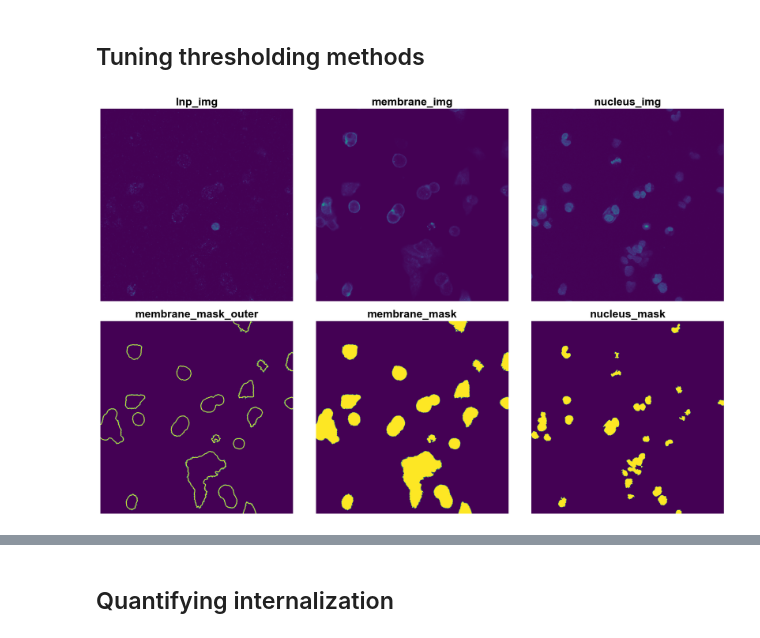
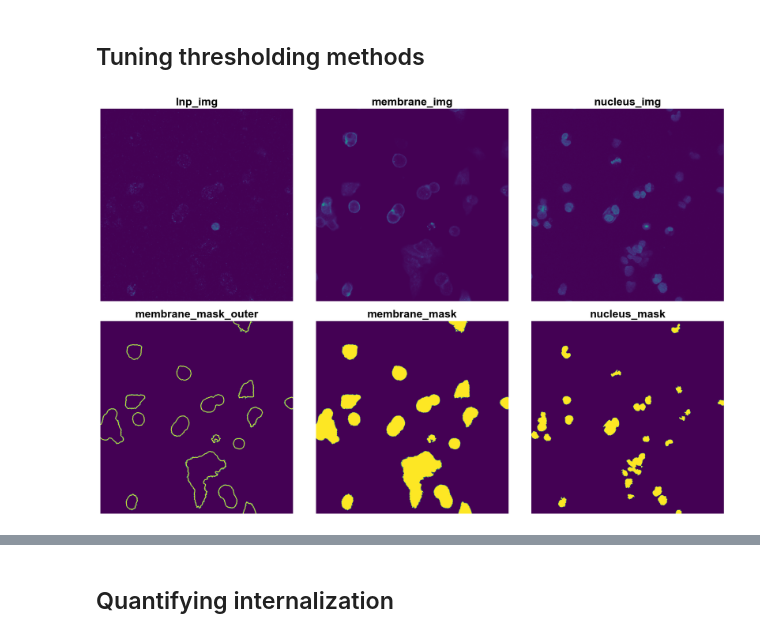
Before and after one commit to tengjuilin/internalization-analysis, a Jupyter notebook: 2024-09-17.ipynb, the cells around one changed output, grey strips where cells are left out. Saved outputs shown, nothing was run; the diff lists cells and outputs as text; code cells hidden in the pictures.

```diff
--- a/2024-09-17.ipynb
+++ b/2024-09-17.ipynb
@@ -34,7 +34,7 @@ plt.rcParams.update({
     'ytick.major.width': 2,
 
     'figure.dpi': 80,
-    'savefig.dpi': 300,
+    'savefig.dpi': 80,
 
     'legend.framealpha': 1,
     'legend.edgecolor': 'black',
@@ -72,8 +72,7 @@ NUCLEUS_CHANNEL_IDX = 5
 # %% [markdown]
 ## Tuning thresholding methods
 # %%
-def get_scene_img(img_filename, scene_idx):
-    img = BioImage(img_filename)
+def get_scene_img(img, scene_idx):
     img.set_scene(scene_idx)
     lazy_t0 = img.get_image_dask_data("CYX")  # returns out-of-memory 4D dask array
     t0 = lazy_t0.compute()  # returns in-memory 4D numpy array
@@ -121,6 +120,25 @@ def get_nucleus_mask(img):
         mask = morphology.erosion(mask)
     mask = morphology.remove_small_objects(mask, 2000)
     return mask
+# %%
+def remove_uncolocalized_objects(mask1, mask2, verbose=False):
+    """
+    mask1 contains objects of interest to be removed according to colocalization with mask 2
+    Only removes objects that are completely not colocalized. Not based on percentage of colocalization.
+    """
+    mask1 = mask1.copy()  # avoid data leakage across scope
+    mask2 = mask2.copy()  # avoid data leakage across scope
+    labeled_mask1 = measure.label(mask1)
+    for i in range(1, labeled_mask1.max() + 1):  # zero is background, shift to start from 1
+        individual_labeled_mask1 = (labeled_mask1 == i)  # mask of one membrane
+        colocalized_mask1 = np.logical_and(individual_labeled_mask1, mask2)  # all zeros if not colocalized
+        colocalization_ratio = colocalized_mask1.sum() / individual_labeled_mask1.sum()  # how much is colocalized?
+        is_colocalized = bool(colocalization_ratio)
+        if not is_colocalized:
+            mask1[labeled_mask1 == i] = 0  # remove uncolocalized membranes
+            if verbose:
+                print(f'Removed {i}th object')
+    return mask1
 # %%
 filename_idx = 0
 scene_idx = 0
@@ -128,36 +146,39 @@ n_erosion = 10
 
 # read the czi image stack
 img_filename = os.path.join(IMG_DIR, IMG_FILENAMES[filename_idx])
-img = get_scene_img(img_filename, scene_idx)
+raw_img = BioImage(img_filename)
+img = get_scene_img(raw_img, scene_idx)
 lnp_img = img[LNP_CHANNEL_IDX, :, :]
 membrane_img = img[MEMBRANE_CHANNEL_IDX, :, :]
 nucleus_img = img[NUCLEUS_CHANNEL_IDX, :, :]
 
 membrane_mask = get_membrane_mask(membrane_img)
 nucleus_mask = get_nucleus_mask(nucleus_img)
+membrane_mask = remove_uncolocalized_objects(membrane_mask, nucleus_mask)
+nucleus_mask = remove_uncolocalized_objects(nucleus_mask, membrane_mask)
 membrane_mask_inner, membrane_mask_outer = get_inner_outer_membrane_masks(
     membrane_mask,
     n_erosion=n_erosion,
 )
 
 fig, axs = plt.subplots(2, 3, figsize=(15, 10))
 axs[0, 0].imshow(lnp_img)
 axs[0, 1].imshow(membrane_img)
 axs[0, 2].imshow(nucleus_img)
 axs[1, 0].imshow(membrane_mask_outer)
 axs[1, 1].imshow(membrane_mask)
 axs[1, 2].imshow(nucleus_mask)
 
 axs[0, 0].set_title('lnp_img')
 axs[0, 1].set_title('membrane_img')
 axs[0, 2].set_title('nucleus_img')
 axs[1, 0].set_title('membrane_mask_outer')
 axs[1, 1].set_title('membrane_mask')
 axs[1, 2].set_title('nucleus_mask')
 
 for i in range(2):
     for j in range(3):
         axs[i, j].axis('off')
 plt.tight_layout()
 # %% [output]
-[figure, old version]
+[figure, new version]
```
Also changed, not shown: parts of 22 cells of this notebook.
